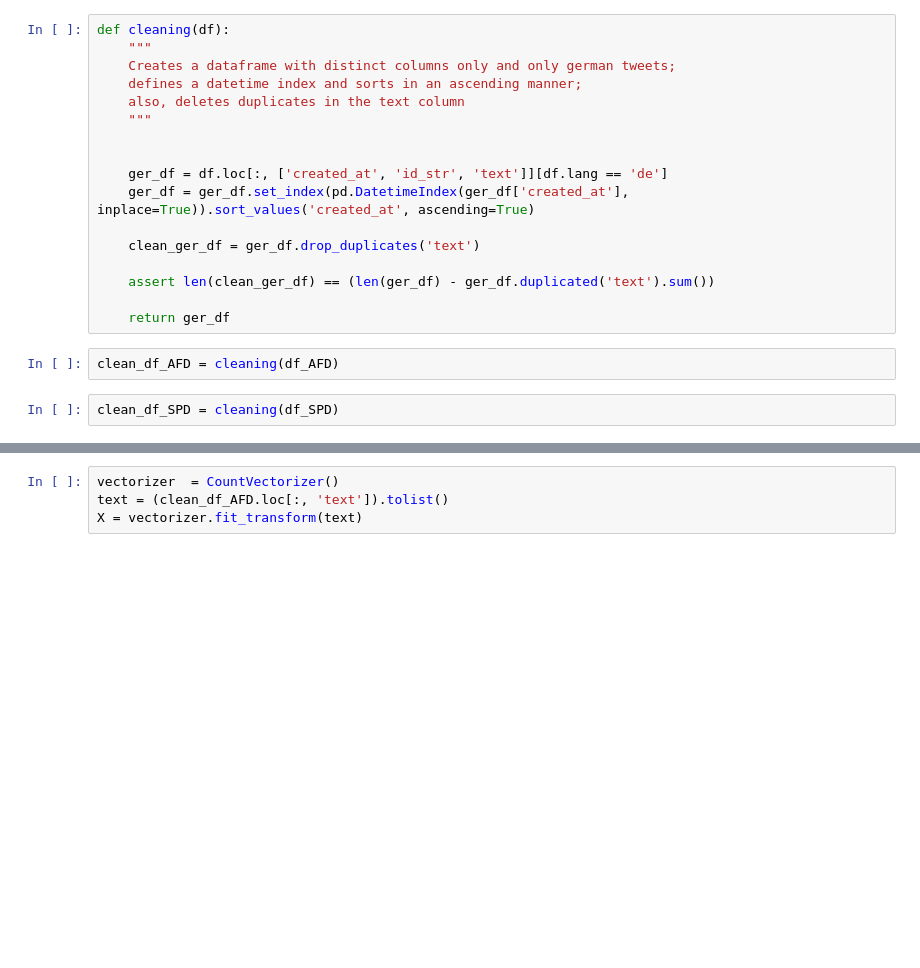
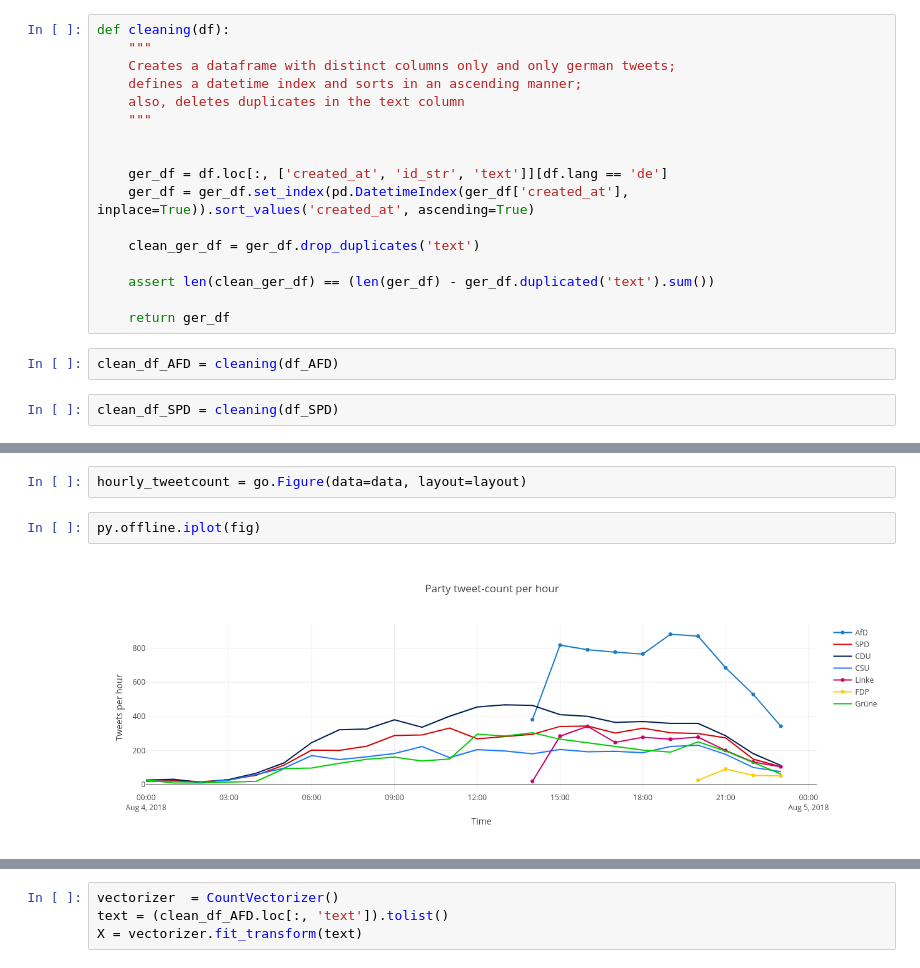
Before and after one commit to FranziSchmitt/Twitter_sentimentanalysis, a Jupyter notebook: Scripts/text_preprocessing.ipynb, the cells around one changed output, grey strips where cells are left out. Drawn from its saved outputs; the diff is of its cells as text; blank space fills up the shorter version.

Commit message:
Changed the graph

```diff
--- a/Scripts/text_preprocessing.ipynb
+++ b/Scripts/text_preprocessing.ipynb
@@ -117,0 +229,6 @@ hurray, first plot
+# %%
+hourly_tweetcount = go.Figure(data=data, layout=layout)
+# %%
+py.offline.iplot(fig)
+# %% [output]
+[figure, added]
```
Also changed, not shown: parts of 37 cells of this notebook.
